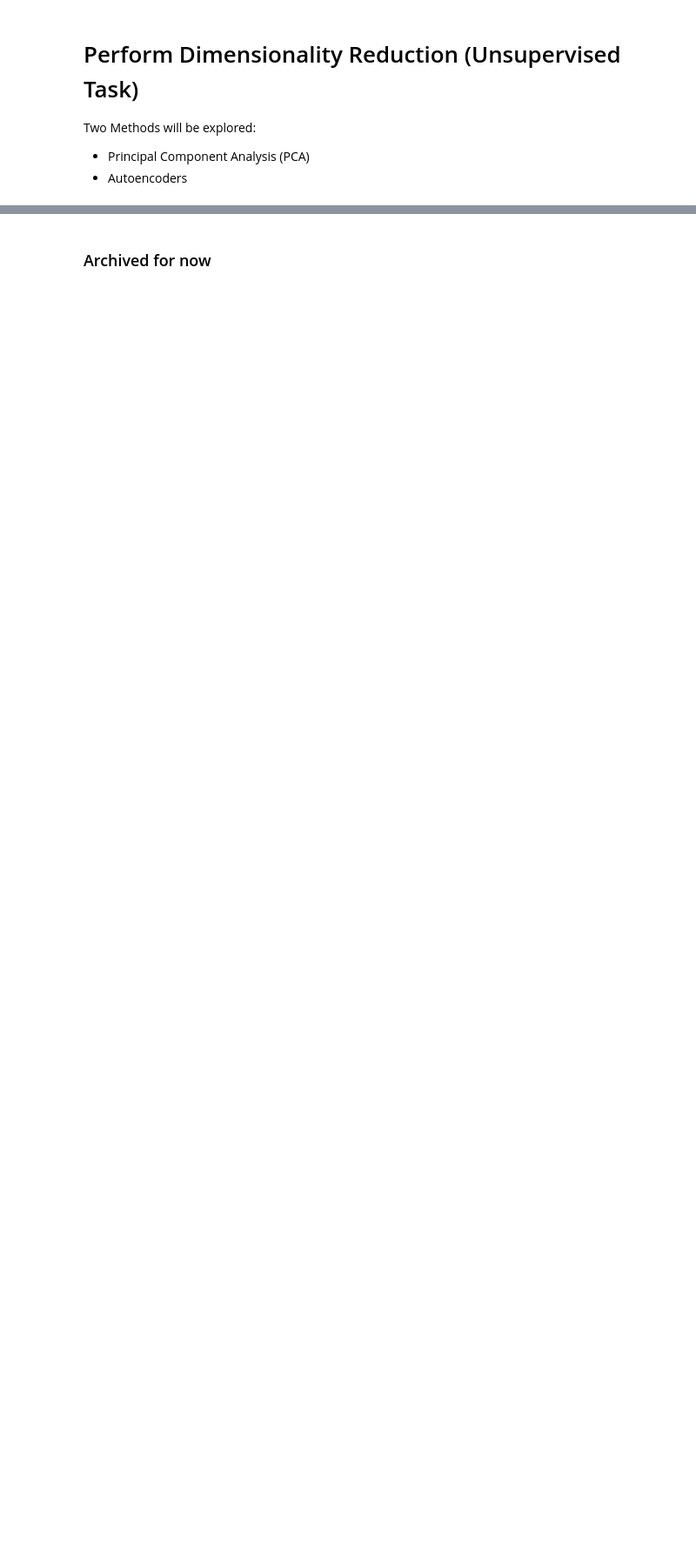
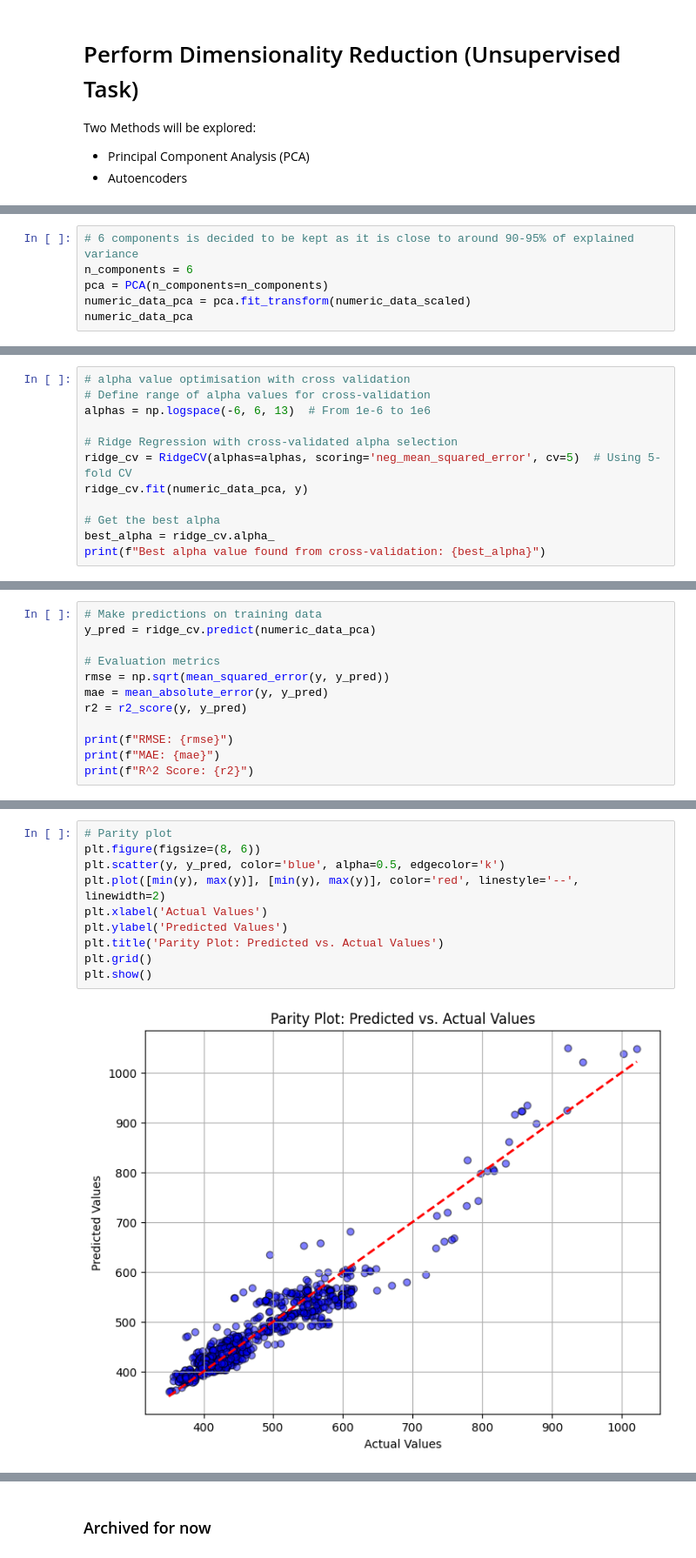
Before and after one commit to chanopsethiwan/RicePricePrediction, a Jupyter notebook: src/ChanopSethiwanA0296969WAssignment2.ipynb, the cells around one changed output, grey strips where cells are left out. Shown at 87% size. Drawn from its saved outputs; the diff is of its cells as text; blank space fills up the shorter version.

```diff
--- a/src/ChanopSethiwanA0296969WAssignment2.ipynb
+++ b/src/ChanopSethiwanA0296969WAssignment2.ipynb
@@ -592,0 +623,6 @@ Two Methods will be explored:
+# %%
+# 6 components is decided to be kept as it is close to around 90-95% of explained variance
+n_components = 6
+pca = PCA(n_components=n_components)
+numeric_data_pca = pca.fit_transform(numeric_data_scaled)
+numeric_data_pca
@@ -599,0 +654,12 @@ Three methods will be explored:
+# %%
+# alpha value optimisation with cross validation
+# Define range of alpha values for cross-validation
+alphas = np.logspace(-6, 6, 13)  # From 1e-6 to 1e6
+
+# Ridge Regression with cross-validated alpha selection
+ridge_cv = RidgeCV(alphas=alphas, scoring='neg_mean_squared_error', cv=5)  # Using 5-fold CV
+ridge_cv.fit(numeric_data_pca, y)
+
+# Get the best alpha
+best_alpha = ridge_cv.alpha_
+print(f"Best alpha value found from cross-validation: {best_alpha}")
@@ -599,0 +668,12 @@ Three methods will be explored:
+# %%
+# Make predictions on training data
+y_pred = ridge_cv.predict(numeric_data_pca)
+
+# Evaluation metrics
+rmse = np.sqrt(mean_squared_error(y, y_pred))
+mae = mean_absolute_error(y, y_pred)
+r2 = r2_score(y, y_pred)
+
+print(f"RMSE: {rmse}")
+print(f"MAE: {mae}")
+print(f"R^2 Score: {r2}")
@@ -600 +684,13 @@ Three methods will be explored:
+# %%
+# Parity plot
+plt.figure(figsize=(8, 6))
+plt.scatter(y, y_pred, color='blue', alpha=0.5, edgecolor='k')
+plt.plot([min(y), max(y)], [min(y), max(y)], color='red', linestyle='--', linewidth=2)
+plt.xlabel('Actual Values')
+plt.ylabel('Predicted Values')
+plt.title('Parity Plot: Predicted vs. Actual Values')
+plt.grid()
+plt.show()
+# %% [output]
+[figure, added]
 # %% [markdown]
```
Also changed, not shown: parts of 12 cells of this notebook.
